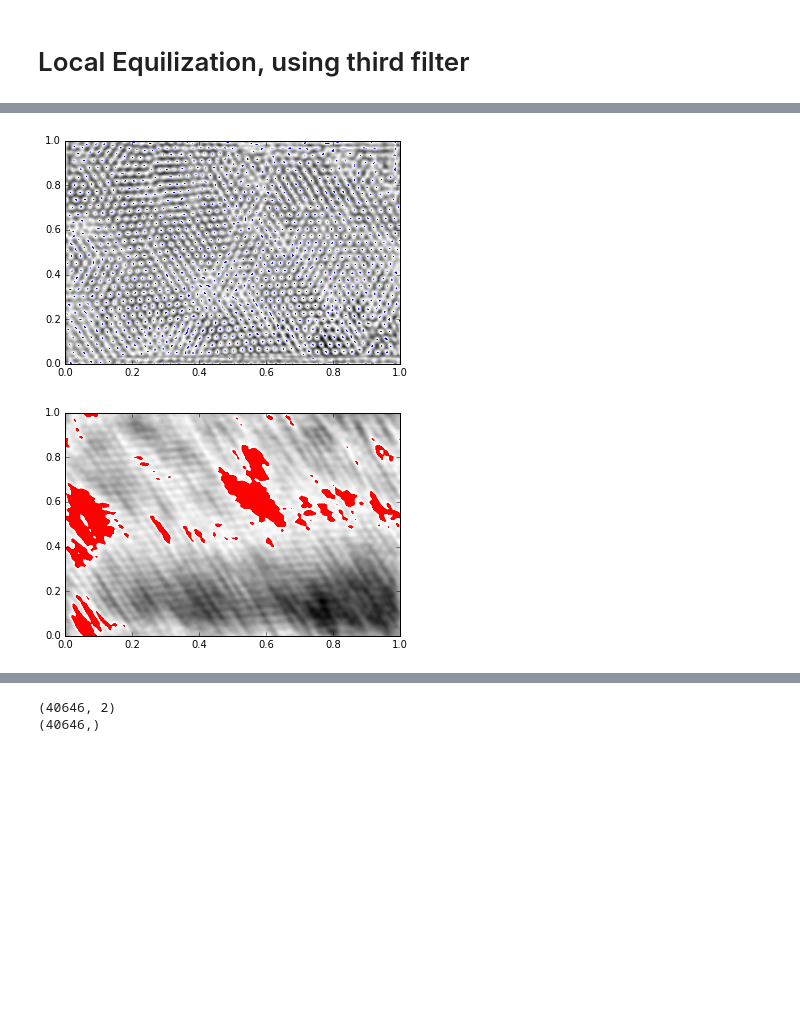
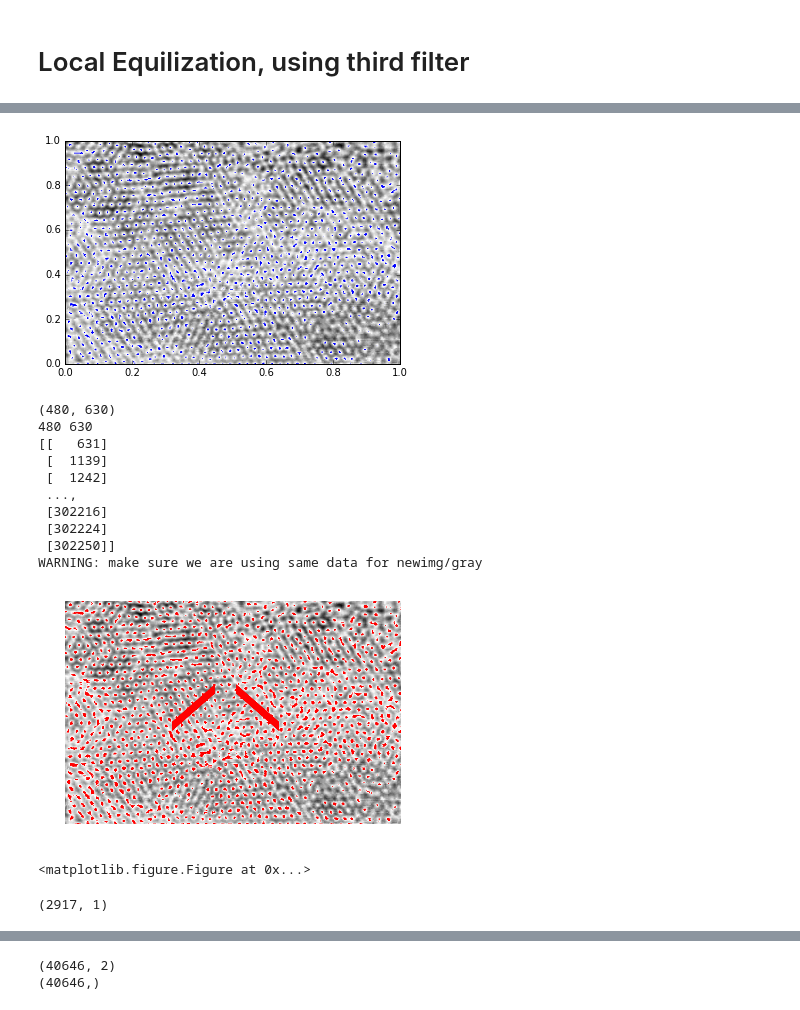
Before and after one commit to huskeypm/sparkdetection, a Jupyter notebook: roc/Real_ROC.ipynb, the cells around one changed output, grey strips where cells are left out. Drawn from its saved outputs; the diff is of its cells as text; code cells hidden in the pictures; blank space fills up the shorter version.

```diff
--- a/roc/Real_ROC.ipynb
+++ b/roc/Real_ROC.ipynb
@@ -467,3 +498,22 @@ for i,point in enumerate(points):
 set1 = set(listy1)
 divisor = [480.,630.]
 Points = np.divide(points, divisor)
+# %%
+myplot(adapt99)
+
+
+
+streak = np.copy(adapt99)
+for i in range(80):
+    x= i+200
+    y= 600-3/2*x
+    streak[x:(x+20),y]= 255
+    x= i+200
+    y= x+1
+    streak[x:(x+20),y]= 255
+plt.figure()
+myplot(streak)
+fusedMatch9 = mF.matchedFilter(streak,fused)
+#toimage(fusedMatch3).save('fusedMatchTEST.png')
+
+myplot(fusedMatch9)
@@ -470,7 +523,7 @@ Points = np.divide(points, divisor)
 # %%
 palette = copy(plt.cm.gray)
 palette.set_bad('b', 1.0)
-Zm = np.ma.masked_where(adapt5 > threshold, adapt5)
+Zm = np.ma.masked_where(adapt99 > threshold, adapt99)
 fig, ax1 = plt.subplots()
 
 im = ax1.imshow(Zm, interpolation='bilinear',
@@ -482,22 +535,70 @@ im = ax1.imshow(Zm, interpolation='bilinear',
 plt.savefig('xTal_FalseColor.png')
 #cbar = fig.colorbar(im, extend='both', shrink=0.9, ax=ax1)
 # %% [output]
-[figure, old version]
+[figure, new version]
 # %%
-myImg = ReadImg('fusedMatchTEST.png')
-newThreshold = 200
+myImg = np.copy(streak) #ReadImg('fusedMatchTEST.png')
+newThreshold = 245
 palette = copy(plt.cm.gray)
 palette.set_bad('r', 1.0)
 Zm = np.ma.masked_where(myImg > newThreshold, myImg)
 
 fig, ax1 = plt.subplots()
 im = ax1.imshow(Zm, interpolation='bilinear',
                 cmap=palette,
                 #norm=colors.Normalize(vmin=-1.0, vmax=1.0),
                 aspect='auto',
                 origin='lower',
                 extent=[0, 1, 0, 1])
+plt.axis('off')
+print np.shape(Zm == 0)
+nx,ny = np.shape(Zm)[0:2]
+print nx, ny
+newImg = np.zeros([nx,ny,3])
+#myReds = np.zeros_like(Zm)
+#pts = np.argwhere(Zm == 200)
+pts = np.argwhere(np.ndarray.flatten(Zm) == 200)
+print pts
+myData =gray[:,10:]
+#print np.ravel_multi_index([4,2],np.shape( myData) )
+
+
+## copy over orig. img
+#newImg[:,:,0] = myData
+#newImg[:,:,1] = gray[:,10:]
+#newImg[:,:,2] = gray[:,10:]
+
+# color in 'red' responses
+print"WARNING: make sure we are using same data for newimg/gray"
+
+#pt =  np.ravel_multi_index([[4,2],[4,3],[4,4]],np.shape( myData) )
+#dummy = np.ndarray.flatten( np.copy(myData) )
+#dummy[ pt ] = 255
+#dummy = np.reshape(dummy, [480,630])
+#newImg[:,:,0] = dummy
+dummy = np.ndarray.flatten( np.copy(myData) )
+dummy[ pts ] = 255
+dummy = np.reshape(dummy, [480,630])
+#newImg[:,:,0] = dummy
+
+plt.figure()
+#imshow(dummy)
 plt.savefig('blur_FalseColor.png')
 #cbar = fig.colorbar(im, extend='both', shrink=0.9, ax=ax1)
 # %% [output]
+(480, 630)
+480 630
+[[   631]
+ [  1139]
+ [  1242]
+ ...,
+ [302216]
+ [302224]
+ [302250]]
+WARNING: make sure we are using same data for newimg/gray
-[figure, old version]
+[figure, new version]
+<matplotlib.figure.Figure at 0x...>
+# %%
+np.shape(pts)
+# %% [output]
+(2917, 1)
```
Also changed, not shown: parts of 31 cells of this notebook, 3 other files.
